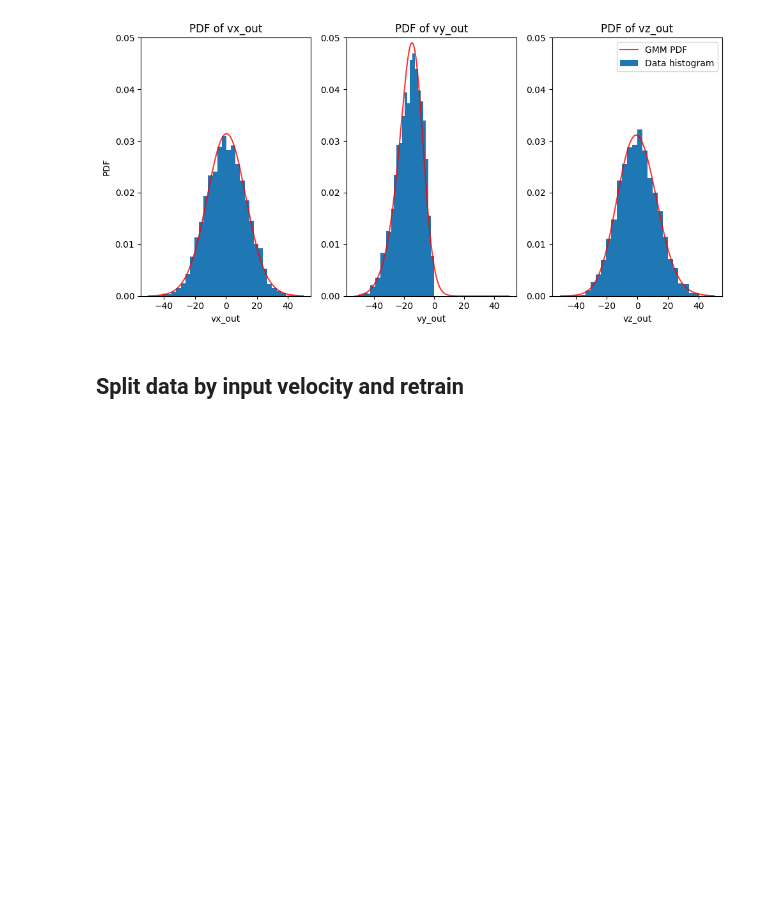
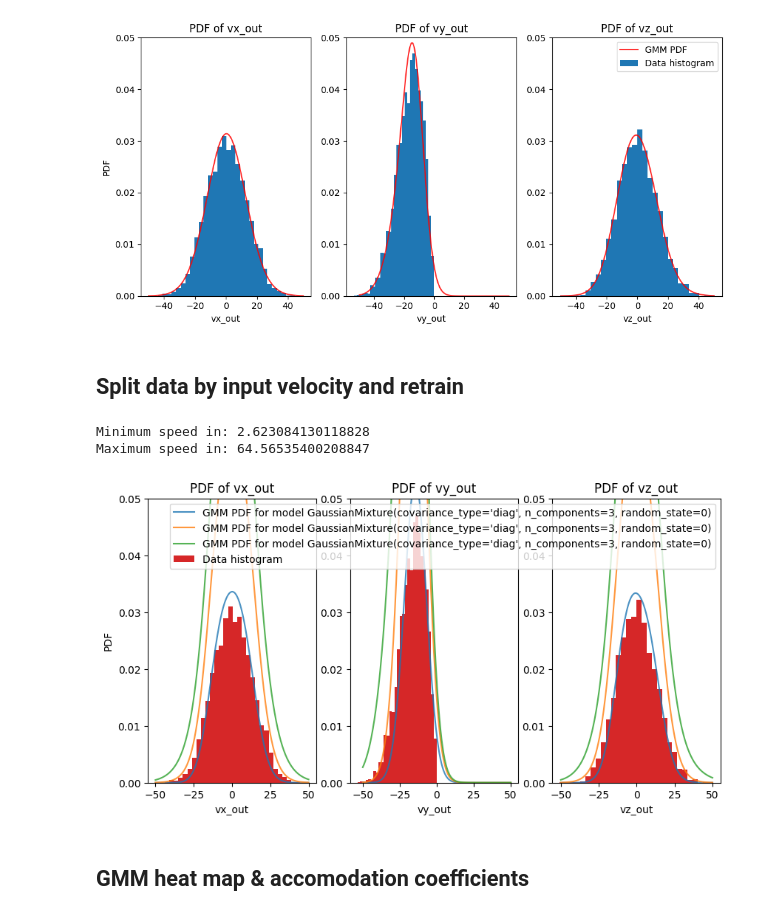
Before and after one commit to QuintenTijn/4AI000_Heat_and_flow, a Jupyter notebook: Materials_for_ML_assigment_2025/GMM_testing_notebook.ipynb, the cells around one changed output. Drawn from its saved outputs; the diff is of its cells as text; code cells hidden in the pictures; blank space fills up the shorter version.

```diff
--- a/Materials_for_ML_assigment_2025/GMM_testing_notebook.ipynb
+++ b/Materials_for_ML_assigment_2025/GMM_testing_notebook.ipynb
@@ -300,4 +285,7 @@ Name: vy_out, Length: 5000, dtype: float64
 # %%
+import scipy.stats
+
+
 # Extract marginal pdf for each feature from the GMM model
 fig, ax = plt.subplots(1, 3, figsize=(10, 5))
 
@@ -313,10 +301,8 @@ for i in range(3):
         mean = gmm_model.means_[j, feature_index[i]]
         cov = gmm_model.covariances_[j, feature_index[i]]
         weight = gmm_model.weights_[j]
-        pdf += weight * norm.pdf(xlim, loc=mean, scale=np.sqrt(cov))
-
-        # Compute histogram
-
+        # Calculate the pdf for each component
+        pdf += weight * scipy.stats.norm.pdf(xlim, loc=mean, scale=np.sqrt(cov))
 
     # Visualize the pdf as a line plot
     ax[i].plot(xlim, pdf, c='red', alpha=0.8, label='GMM PDF')
@@ -335,7 +321,67 @@ plt.show()
 # %%
 def compute_speed(X):
     """Compute the speed from the 3D velocity components."""
     return np.sqrt(X.iloc[:, 0]**2 + X.iloc[:, 1]**2 + X.iloc[:, 2]**2)
 
 speed_in = compute_speed(X_df.iloc[:, 0:3])
 speed_out = compute_speed(X_df.iloc[:,3:6])
+
+# Print input speed range
+print("Minimum speed in:", speed_in.min())
+print("Maximum speed in:", speed_in.max())
+
+i_speedlessthan20 = (speed_in < 20)
+i_speedbtwn20and40 = (speed_in >= 20) & (speed_in <= 40)
+i_speedgreaterthan40 = (speed_in > 40)
+
+# Train GMM on different speed ranges
+gmm_model_lessthan20 = GaussianMixture(n_components=nr_components, covariance_type=covariance_type, random_state=0)
+gmm_model_lessthan20.fit(X_df[i_speedlessthan20])
+
+gmm_model_btwn20and40 = GaussianMixture(n_components=nr_components, covariance_type=covariance_type, random_state=0)
+gmm_model_btwn20and40.fit(X_df[i_speedbtwn20and40])
+
+gmm_model_greaterthan40 = GaussianMixture(n_components=nr_components, covariance_type=covariance_type, random_state=0)
+gmm_model_greaterthan40.fit(X_df[i_speedgreaterthan40])
+
+model_list = [gmm_model_lessthan20, gmm_model_btwn20and40, gmm_model_greaterthan40]
+
+
+# Extract pdf for each speed range
+fig, ax = plt.subplots(1, 3, figsize=(10, 5))
+labels = ["vx_out", "vy_out", "vz_out"]
+feature_index = [3, 4, 5]
+xlim = np.linspace(-50, 50, 1000)
+
+
+# Iterate over the three models
+for i in range(3):
+    pdf = np.zeros_like(xlim)
+
+    for l in range(3):
+        for j in range(nr_components):
+            # Extract the mean, covariance, and weight for each gmm component
+            mean = model_list[l].means_[j, feature_index[i]]
+            cov = model_list[l].covariances_[j, feature_index[i]]
+            weight = model_list[l].weights_[j]
+            # Calculate the pdf for each component
+            pdf += weight * scipy.stats.norm.pdf(xlim, loc=mean, scale=np.sqrt(cov))
+
+        # Visualize the pdf as a line plot
+        ax[i].plot(xlim, pdf, alpha=0.8, label=f'GMM PDF for model {model_list[l]}')
+
+    ax[i].hist(X_df.iloc[:,feature_index[i]], bins=30, density=True, label='Data histogram')
+    ax[i].set_ylim([0, 0.05])
+    ax[i].set_xlabel(f'{labels[i]}')
+    ax[i].set_title(f'PDF of {labels[i]}')
+
+ax[0].set_ylabel("PDF")
+ax[2].legend(loc=1)
+fig.tight_layout()
+plt.show()
+# %% [output]
+Minimum speed in: 2.623084130118828
+Maximum speed in: 64.56535400208847
+[figure, added]
+# %% [markdown]
+## GMM heat map & accomodation coefficients
```
Also changed, not shown: parts of 2 cells of this notebook.
